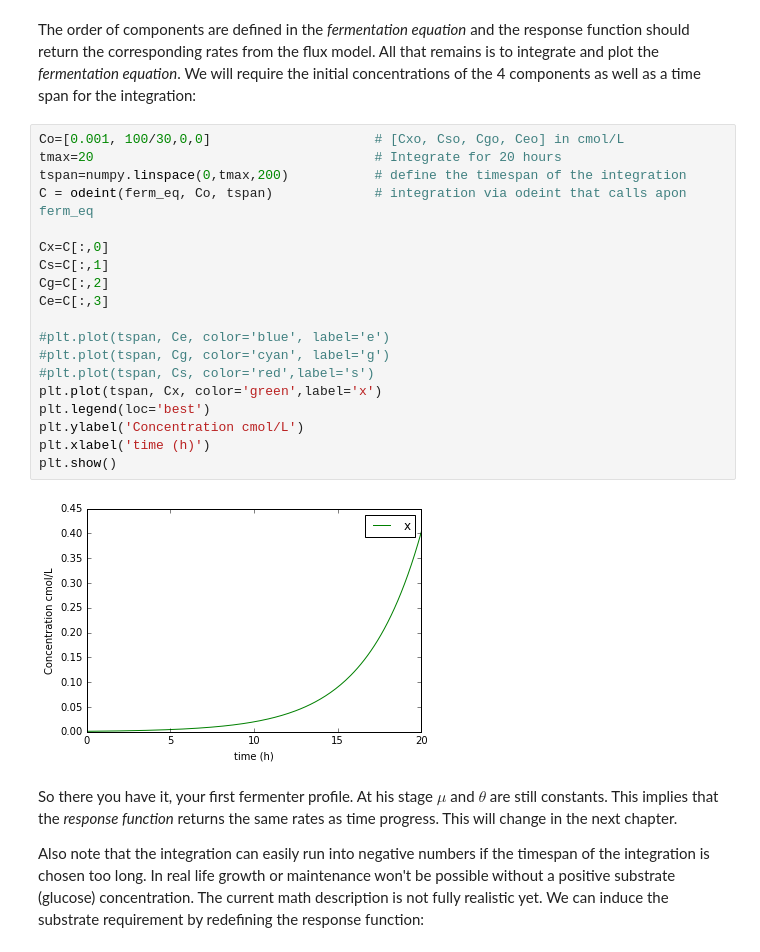
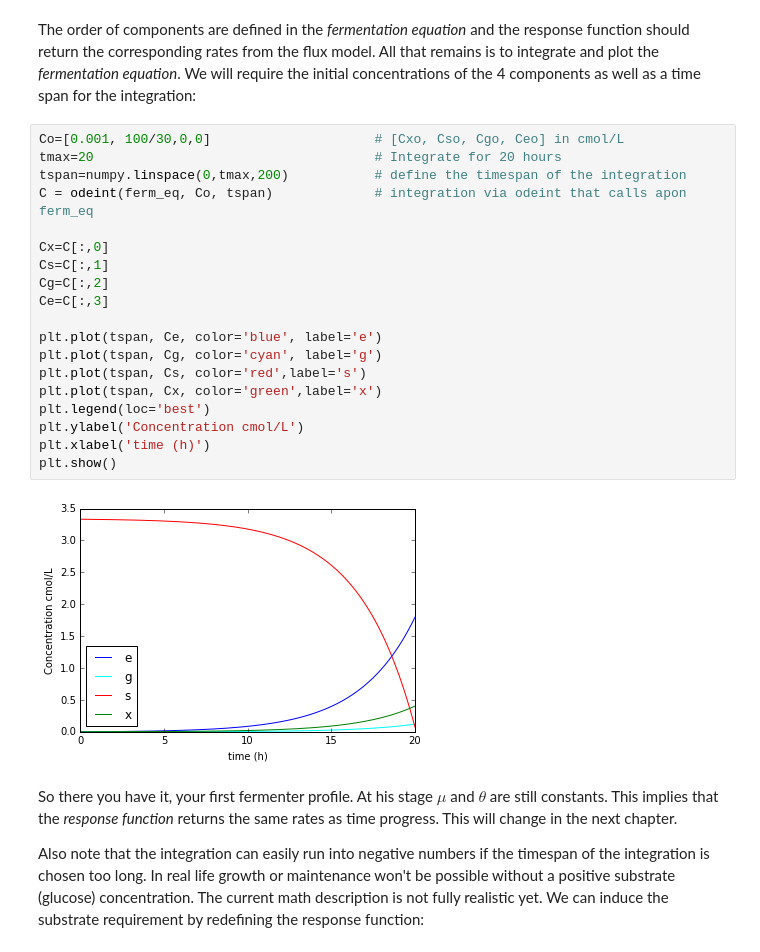
Before and after one commit to willienicol/Biochemical-engineering-notes, a Jupyter notebook: 5 Basic bioreactor modeling/The fermenter equation.ipynb, the cells around one changed output. Cells and saved outputs as stored; diff of their text form.

```diff
--- a/5 Basic bioreactor modeling/The fermenter equation.ipynb
+++ b/5 Basic bioreactor modeling/The fermenter equation.ipynb
@@ -106,24 +106,24 @@ The order of components are defined in the _fermentation equation_ and the respo
 # %%
 Co=[0.001, 100/30,0,0]                     # [Cxo, Cso, Cgo, Ceo] in cmol/L
 tmax=20                                    # Integrate for 20 hours
 tspan=numpy.linspace(0,tmax,200)           # define the timespan of the integration
 C = odeint(ferm_eq, Co, tspan)             # integration via odeint that calls apon ferm_eq
 
 Cx=C[:,0]
 Cs=C[:,1]
 Cg=C[:,2]
 Ce=C[:,3]
 
-#plt.plot(tspan, Ce, color='blue', label='e')
-#plt.plot(tspan, Cg, color='cyan', label='g')
-#plt.plot(tspan, Cs, color='red',label='s')
+plt.plot(tspan, Ce, color='blue', label='e')
+plt.plot(tspan, Cg, color='cyan', label='g')
+plt.plot(tspan, Cs, color='red',label='s')
 plt.plot(tspan, Cx, color='green',label='x')
 plt.legend(loc='best')
 plt.ylabel('Concentration cmol/L')
 plt.xlabel('time (h)')
 plt.show()
 # %% [output]
-[figure, old version]
+[figure, new version]
 # %% [markdown]
 So there you have it, your first fermenter profile. At his stage $\mu$ and $\theta$ are still constants. This implies that the  _response function_ returns the same rates as time progress. This will change in the next chapter.
 
```
